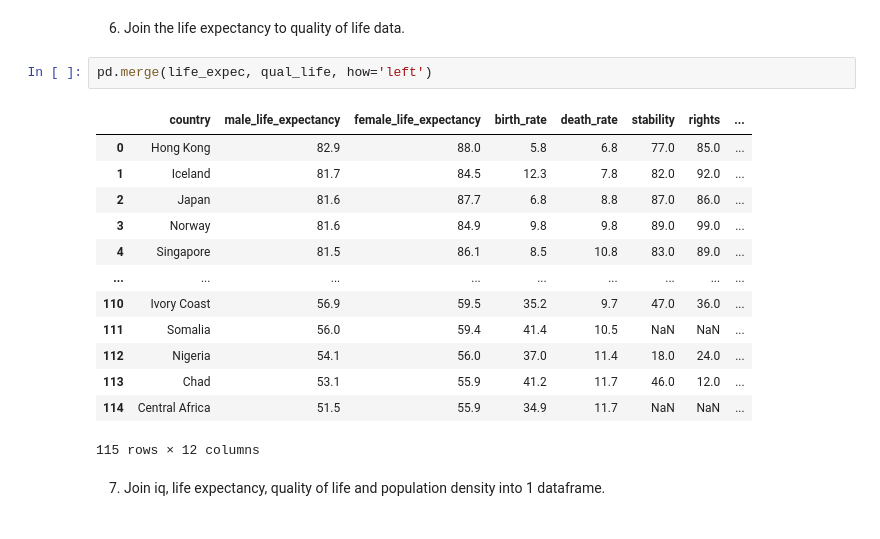
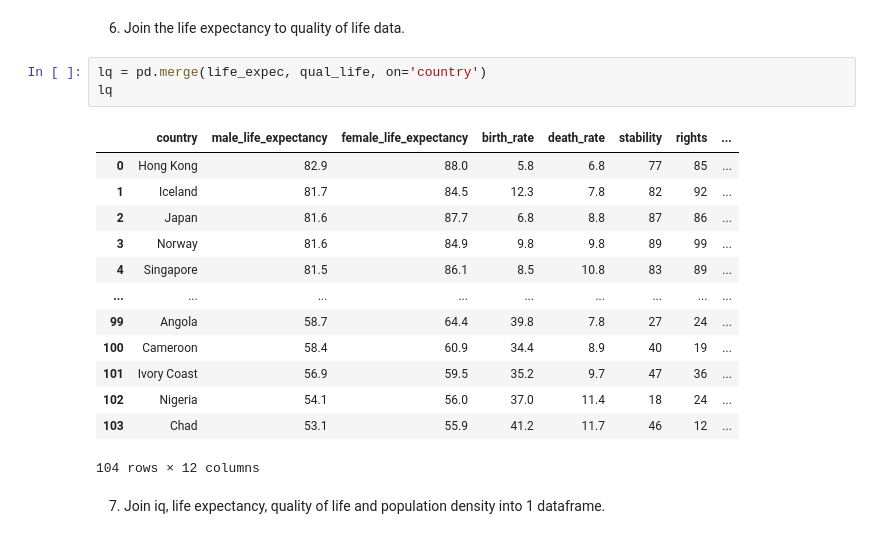
Before and after one commit to kayleeodom/cis277-fa22-Lab4, a Jupyter notebook: Lab4.ipynb, the cells around one changed output. Drawn from its saved outputs; the diff is of its cells as text.

```diff
--- a/Lab4.ipynb
+++ b/Lab4.ipynb
@@ -106,21 +125,22 @@ pd.merge(pop, qual_life, how='left')
 # %% [markdown]
 6. Join the life expectancy to quality of life data.
-# %%
-pd.merge(life_expec, qual_life, how='left')
-# %% [output]
-|  | country | male_life_expectancy | female_life_expectancy | birth_rate | death_rate | stability | rights | ... |
-| 0 | Hong Kong | 82.9 | 88.0 | 5.8 | 6.8 | 77.0 | 85.0 | ... |
-| 1 | Iceland | 81.7 | 84.5 | 12.3 | 7.8 | 82.0 | 92.0 | ... |
-| 2 | Japan | 81.6 | 87.7 | 6.8 | 8.8 | 87.0 | 86.0 | ... |
-| 3 | Norway | 81.6 | 84.9 | 9.8 | 9.8 | 89.0 | 99.0 | ... |
-| 4 | Singapore | 81.5 | 86.1 | 8.5 | 10.8 | 83.0 | 89.0 | ... |
-| ... | ... | ... | ... | ... | ... | ... | ... | ... |
-| 110 | Ivory Coast | 56.9 | 59.5 | 35.2 | 9.7 | 47.0 | 36.0 | ... |
-| 111 | Somalia | 56.0 | 59.4 | 41.4 | 10.5 | NaN | NaN | ... |
-| 112 | Nigeria | 54.1 | 56.0 | 37.0 | 11.4 | 18.0 | 24.0 | ... |
-| 113 | Chad | 53.1 | 55.9 | 41.2 | 11.7 | 46.0 | 12.0 | ... |
-| 114 | Central Africa | 51.5 | 55.9 | 34.9 | 11.7 | NaN | NaN | ... |
-115 rows × 12 columns
+# %%
+lq = pd.merge(life_expec, qual_life, on='country')
+lq
+# %% [output]
+|  | country | male_life_expectancy | female_life_expectancy | birth_rate | death_rate | stability | rights | ... |
+| 0 | Hong Kong | 82.9 | 88.0 | 5.8 | 6.8 | 77 | 85 | ... |
+| 1 | Iceland | 81.7 | 84.5 | 12.3 | 7.8 | 82 | 92 | ... |
+| 2 | Japan | 81.6 | 87.7 | 6.8 | 8.8 | 87 | 86 | ... |
+| 3 | Norway | 81.6 | 84.9 | 9.8 | 9.8 | 89 | 99 | ... |
+| 4 | Singapore | 81.5 | 86.1 | 8.5 | 10.8 | 83 | 89 | ... |
+| ... | ... | ... | ... | ... | ... | ... | ... | ... |
+| 99 | Angola | 58.7 | 64.4 | 39.8 | 7.8 | 27 | 24 | ... |
+| 100 | Cameroon | 58.4 | 60.9 | 34.4 | 8.9 | 40 | 19 | ... |
+| 101 | Ivory Coast | 56.9 | 59.5 | 35.2 | 9.7 | 47 | 36 | ... |
+| 102 | Nigeria | 54.1 | 56.0 | 37.0 | 11.4 | 18 | 24 | ... |
+| 103 | Chad | 53.1 | 55.9 | 41.2 | 11.7 | 46 | 12 | ... |
+104 rows × 12 columns
 # %% [markdown]
 7. Join iq, life expectancy, quality of life and population density into 1 dataframe.
 # %%
```
Also changed, not shown: parts of 14 cells of this notebook.
